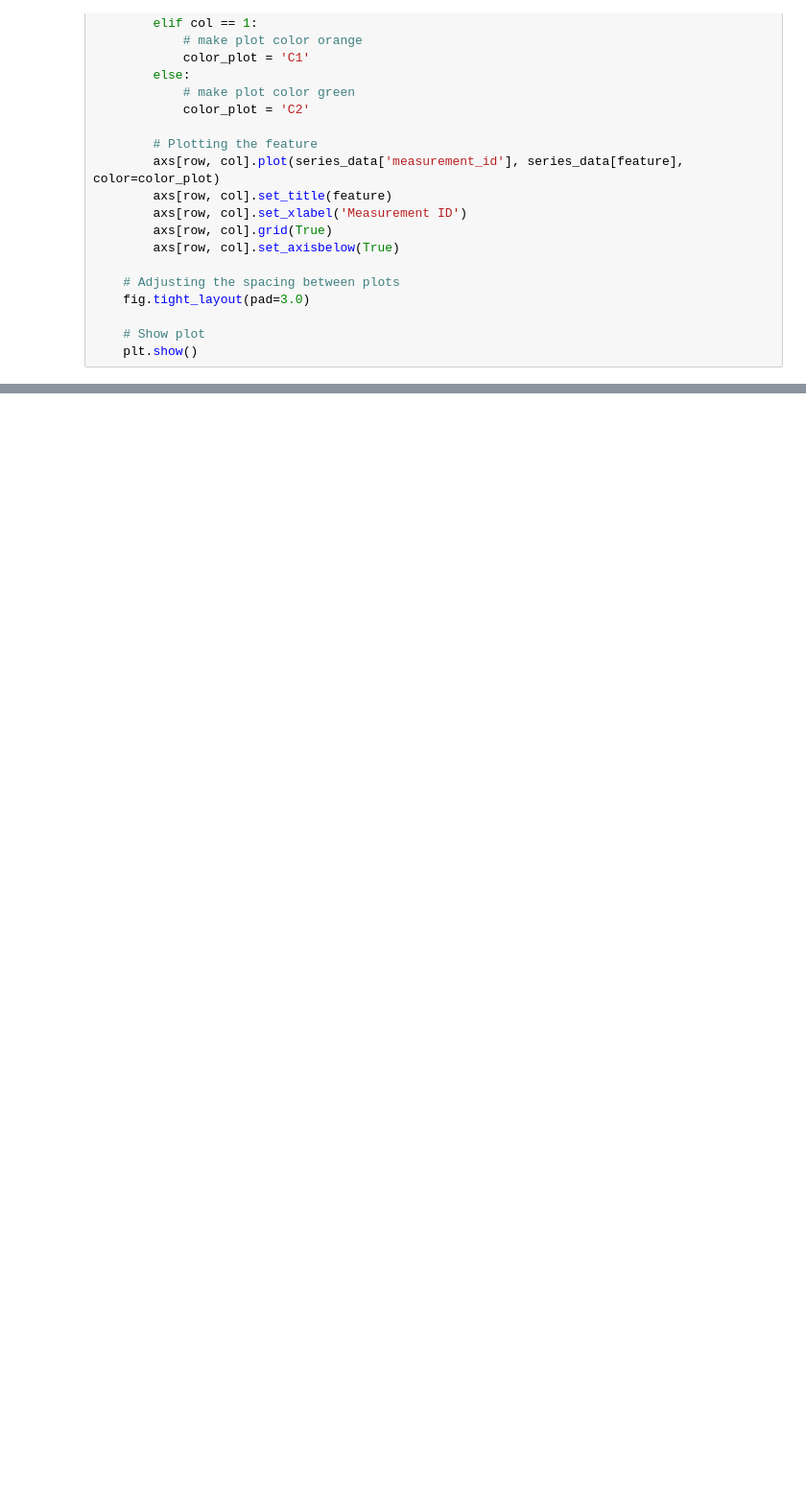
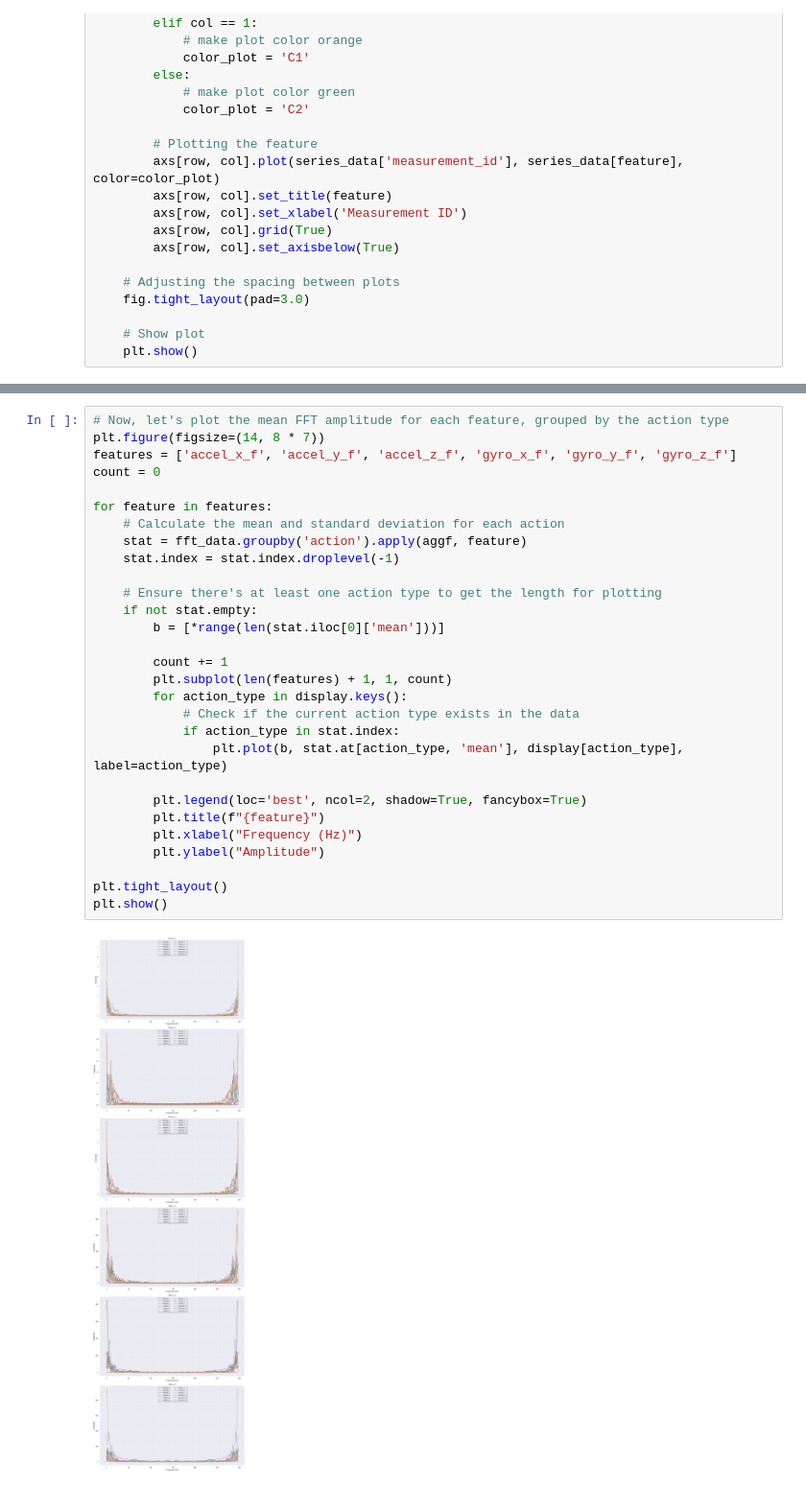
Before and after one commit to PeriniM/SmartApple-Thesis, a Jupyter notebook: data-analysis/actions_analysis.ipynb, the cells around one changed output, grey strips where cells are left out. Shown at 96% size. Drawn from its saved outputs; the diff is of its cells as text; blank space fills up the shorter version.

```diff
--- a/data-analysis/actions_analysis.ipynb
+++ b/data-analysis/actions_analysis.ipynb
@@ -327,0 +397,31 @@ plot_acceleration_data(oversample_data, 'hammer_x')
+# %%
+# Now, let's plot the mean FFT amplitude for each feature, grouped by the action type
+plt.figure(figsize=(14, 8 * 7))
+features = ['accel_x_f', 'accel_y_f', 'accel_z_f', 'gyro_x_f', 'gyro_y_f', 'gyro_z_f']
+count = 0
+
+for feature in features:
+    # Calculate the mean and standard deviation for each action
+    stat = fft_data.groupby('action').apply(aggf, feature)
+    stat.index = stat.index.droplevel(-1)
+
+    # Ensure there's at least one action type to get the length for plotting
+    if not stat.empty:
+        b = [*range(len(stat.iloc[0]['mean']))]
+
+        count += 1
+        plt.subplot(len(features) + 1, 1, count)
+        for action_type in display.keys():
+            # Check if the current action type exists in the data
+            if action_type in stat.index:
+                plt.plot(b, stat.at[action_type, 'mean'], display[action_type], label=action_type)
+
+        plt.legend(loc='best', ncol=2, shadow=True, fancybox=True)
+        plt.title(f"{feature}")
+        plt.xlabel("Frequency (Hz)")
+        plt.ylabel("Amplitude")
+
+plt.tight_layout()
+plt.show()
+# %% [output]
+[figure, added]
```
Also changed, not shown: parts of 10 cells of this notebook, 2 other files.
